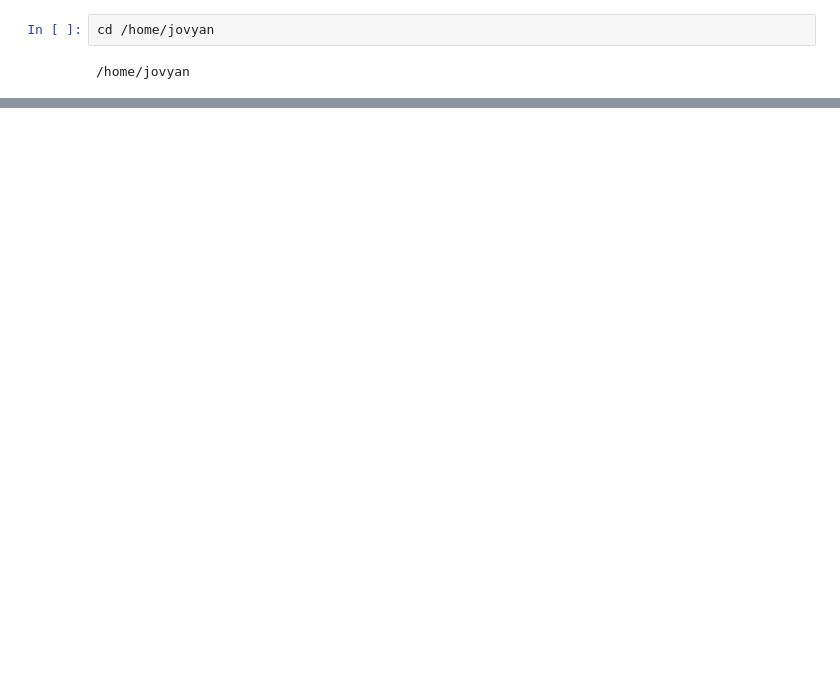
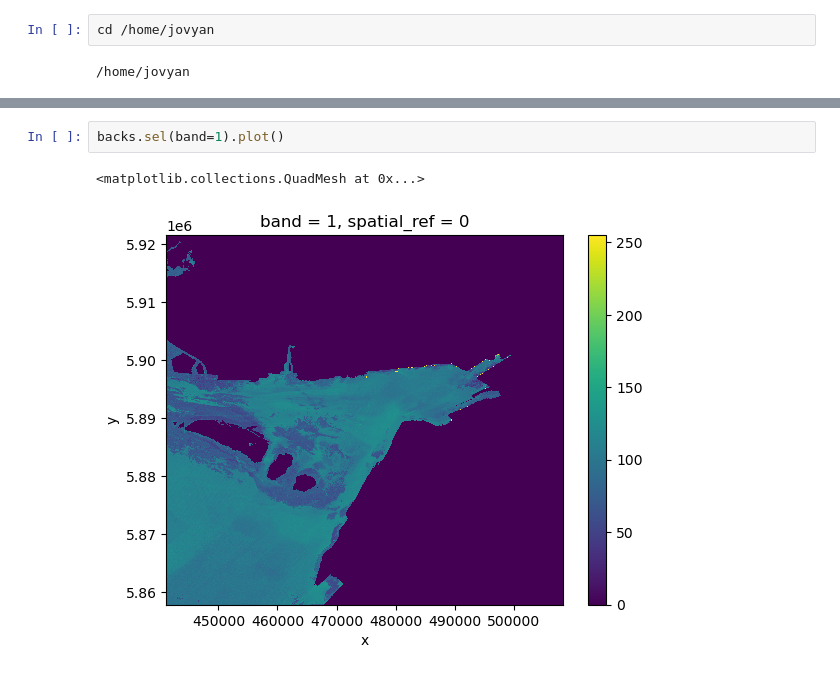
Before and after one commit to oceanhackweek/ohw23-proj-habitatmapping, a Jupyter notebook: ReadData.ipynb, the cells around one changed output, grey strips where cells are left out. Saved outputs shown, nothing was run; the diff lists cells and outputs as text; blank space fills up the shorter version.

```diff
--- a/ReadData.ipynb
+++ b/ReadData.ipynb
@@ -59,0 +27,5 @@ rdssmall.sel(band=1).plot()
+# %%
+backs.sel(band=1).plot()
+# %% [output]
+<matplotlib.collections.QuadMesh at 0x...>
+[figure, added]
```
Also changed, not shown: parts of 8 cells of this notebook.
